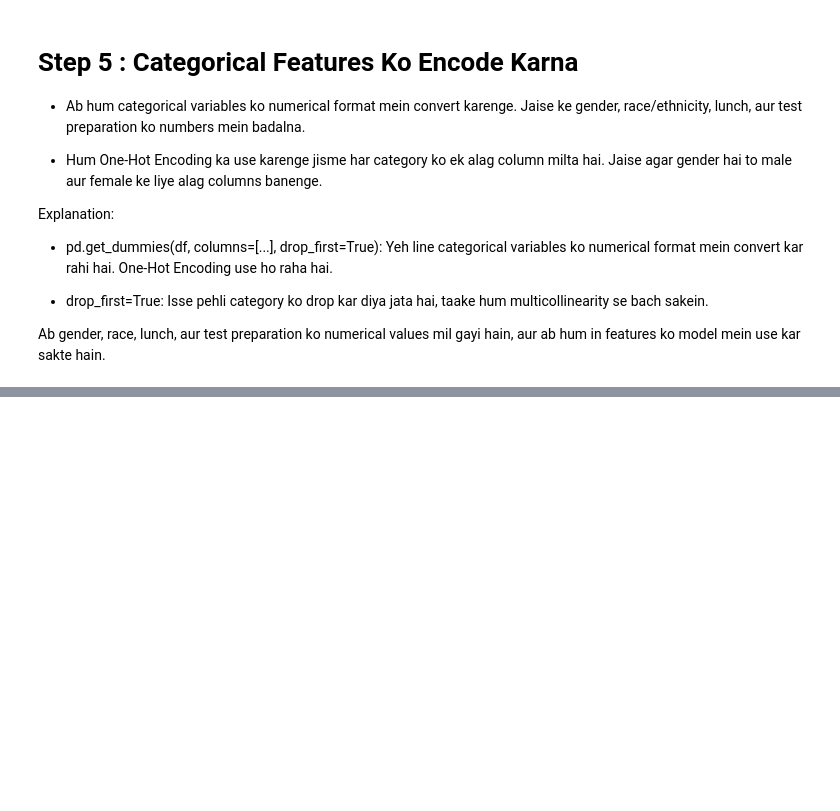
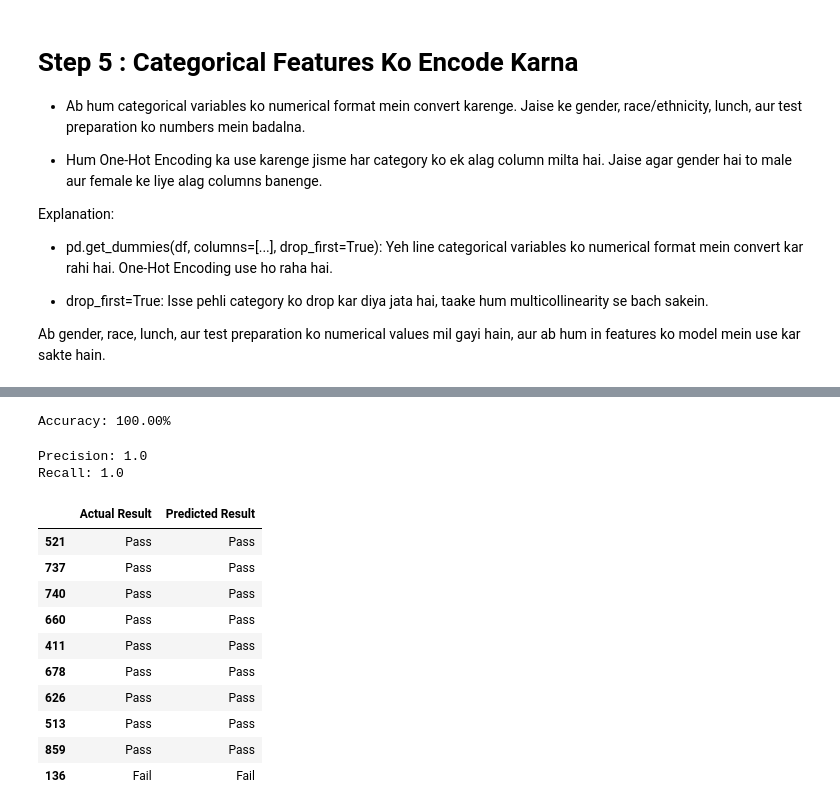
Before and after one commit to fahadsiddiqui337/ML-and-AI-Engineer-Material, a Jupyter notebook: Code Notes/Supervised learning/02.SL_Basic Project_Logistic Regression/Project.ipynb, the cells around one changed output, grey strips where cells are left out. Cells and saved outputs as stored; diff of their text form; code cells hidden in the pictures; blank space fills up the shorter version.

```diff
--- a/Code Notes/Supervised learning/02.SL_Basic Project_Logistic Regression/Project.ipynb
+++ b/Code Notes/Supervised learning/02.SL_Basic Project_Logistic Regression/Project.ipynb
@@ -100,0 +149,7 @@ df.head()
+# %%
+# Logistic Regression model initialize kar rahe hain
+model = LogisticRegression()
+
+
+# Model ko training data par fit kar rahe hain
+model.fit(X_train, y_train)
@@ -100,0 +174,6 @@ df.head()
+# %%
+# Model se predictions kar rahe hain
+y_pred = model.predict(X_test)
+
+# Predictions dekhte hain
+y_pred
@@ -100,0 +199,40 @@ df.head()
+# %%
+from sklearn.metrics import accuracy_score
+
+# Accuracy calculate kar rahe hain
+accuracy = accuracy_score(y_test, y_pred)
+print(f"Accuracy: {accuracy * 100:.2f}%")
+# %% [output]
+Accuracy: 100.00%
+# %%
+from sklearn.metrics import precision_score, recall_score
+
+precision = precision_score(y_test, y_pred)
+recall = recall_score(y_test, y_pred)
+
+print("Precision:", precision)
+print("Recall:", recall)
+# %% [output]
+Precision: 1.0
+Recall: 1.0
+# %%
+results = X_test.copy()
+results['Actual'] = y_test.values
+results['Predicted'] = y_pred
+
+results['Actual Result'] = results['Actual'].map({1: 'Pass', 0: 'Fail'})
+results['Predicted Result'] = results['Predicted'].map({1: 'Pass', 0: 'Fail'})
+
+results[['Actual Result', 'Predicted Result']].head(10)
+# %% [output]
+|  | Actual Result | Predicted Result |
+| 521 | Pass | Pass |
+| 737 | Pass | Pass |
+| 740 | Pass | Pass |
+| 660 | Pass | Pass |
+| 411 | Pass | Pass |
+| 678 | Pass | Pass |
+| 626 | Pass | Pass |
+| 513 | Pass | Pass |
+| 859 | Pass | Pass |
+| 136 | Fail | Fail |
```
Also changed, not shown: parts of 8 cells of this notebook.
